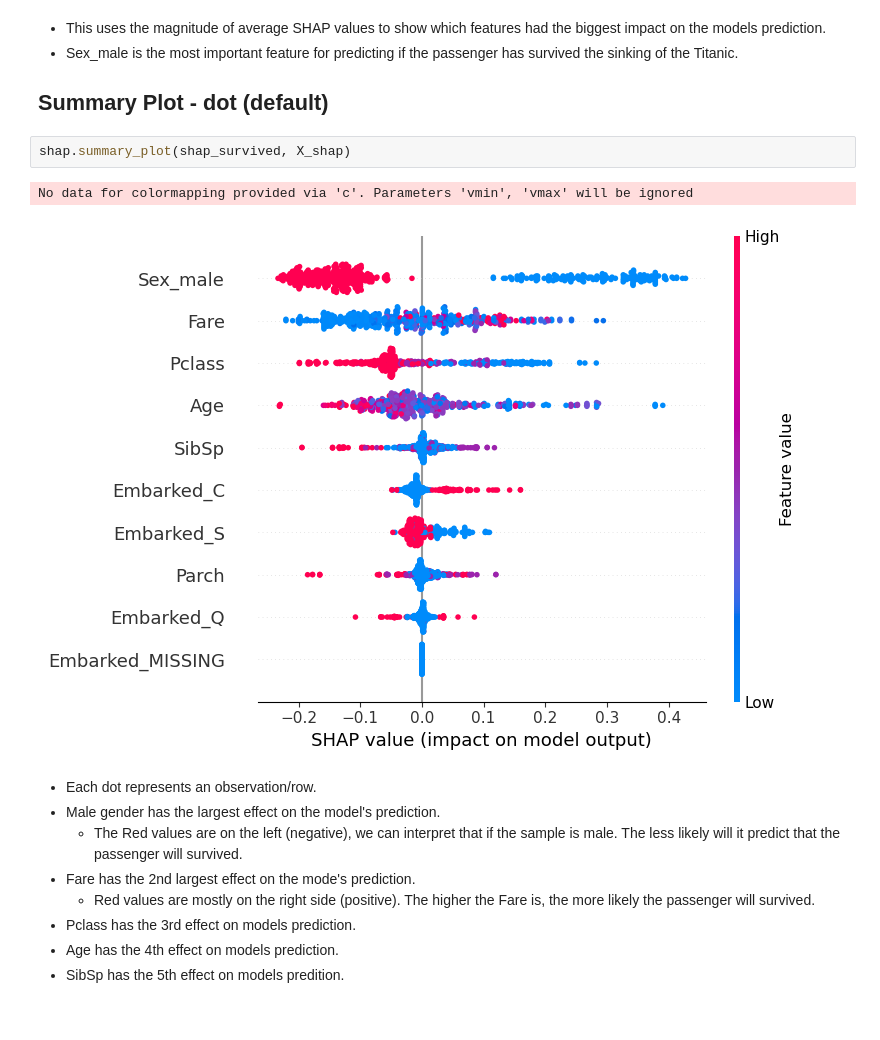
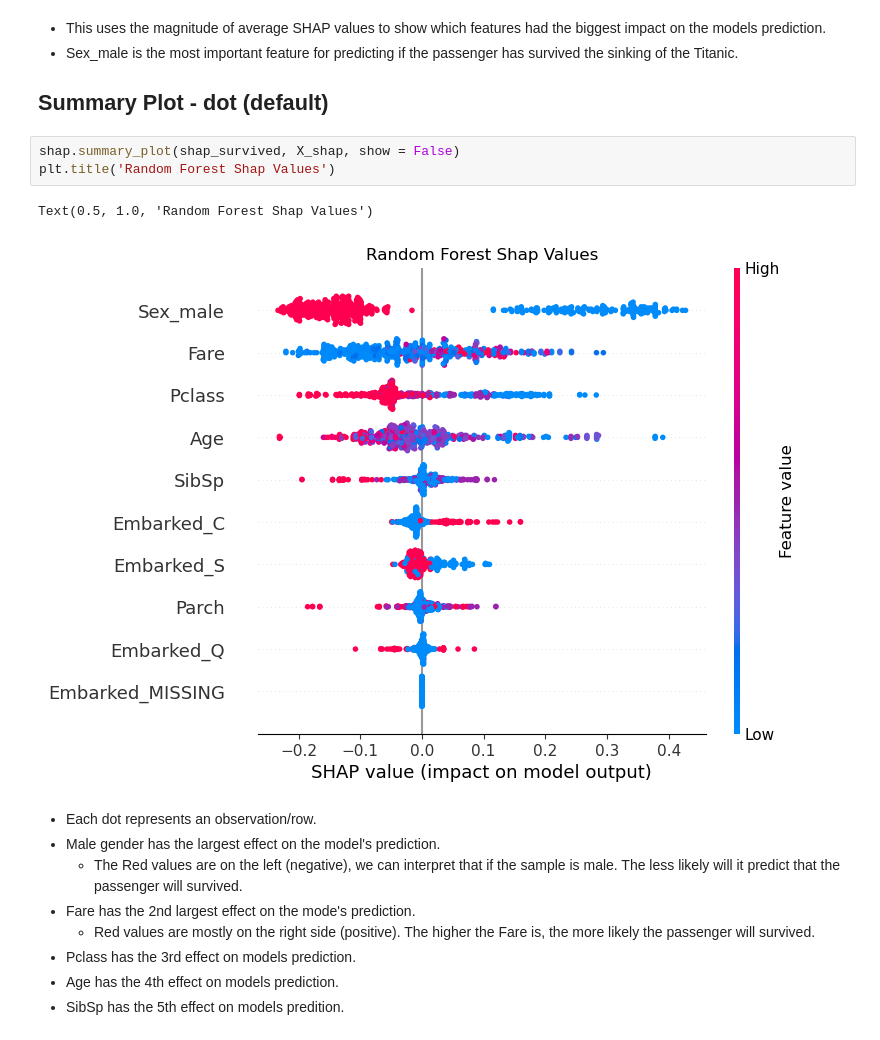
Before and after one commit to juDEcorous/Data-Visualization-Practice, a Jupyter notebook: 3. Shap with the Titanic.ipynb, the cells around one changed output. Cells and saved outputs as stored; diff of their text form.

```diff
--- a/3. Shap with the Titanic.ipynb
+++ b/3. Shap with the Titanic.ipynb
@@ -259,10 +262,11 @@ shap.summary_plot(shap_survived, features = X_shap, plot_type = 'bar')
 
 ## Summary Plot - dot (default)
 # %%
-shap.summary_plot(shap_survived, X_shap)
+shap.summary_plot(shap_survived, X_shap, show = False)
+plt.title('Random Forest Shap Values')
 # %% [output]
-No data for colormapping provided via 'c'. Parameters 'vmin', 'vmax' will be ignored
+Text(0.5, 1.0, 'Random Forest Shap Values')
-[figure, old version]
+[figure, new version]
 # %% [markdown]
 - Each dot represents an observation/row.
 - Male gender has the largest effect on the model's prediction.
```
Also changed, not shown: parts of 1 cell of this notebook.
